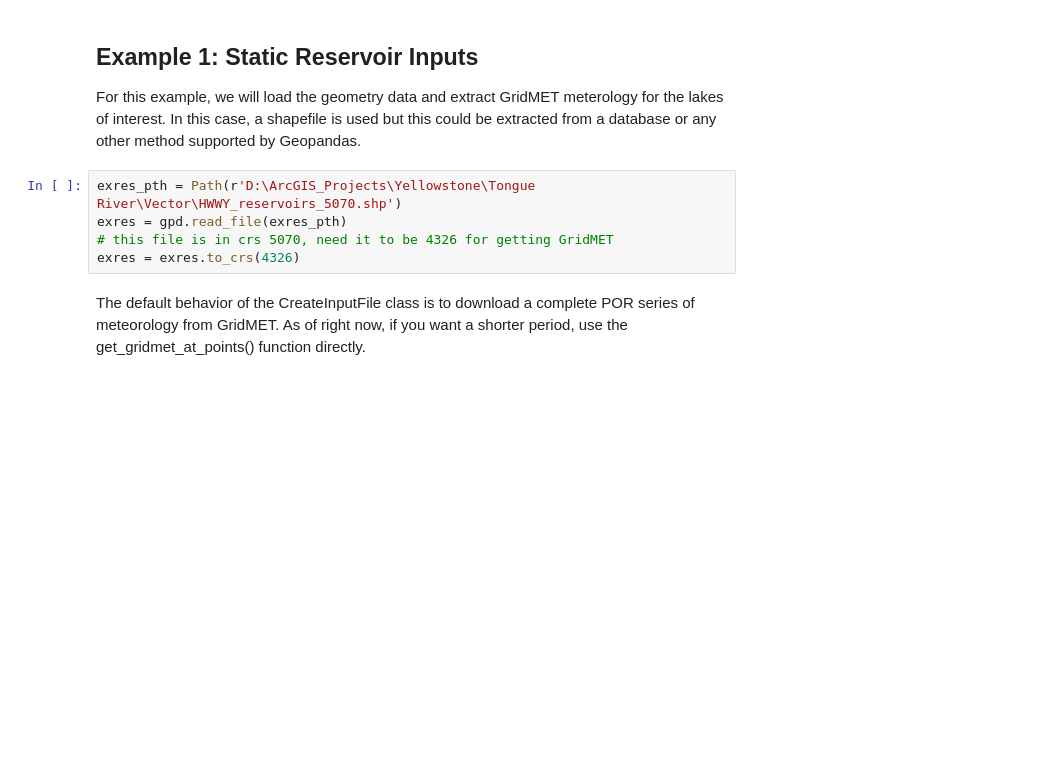
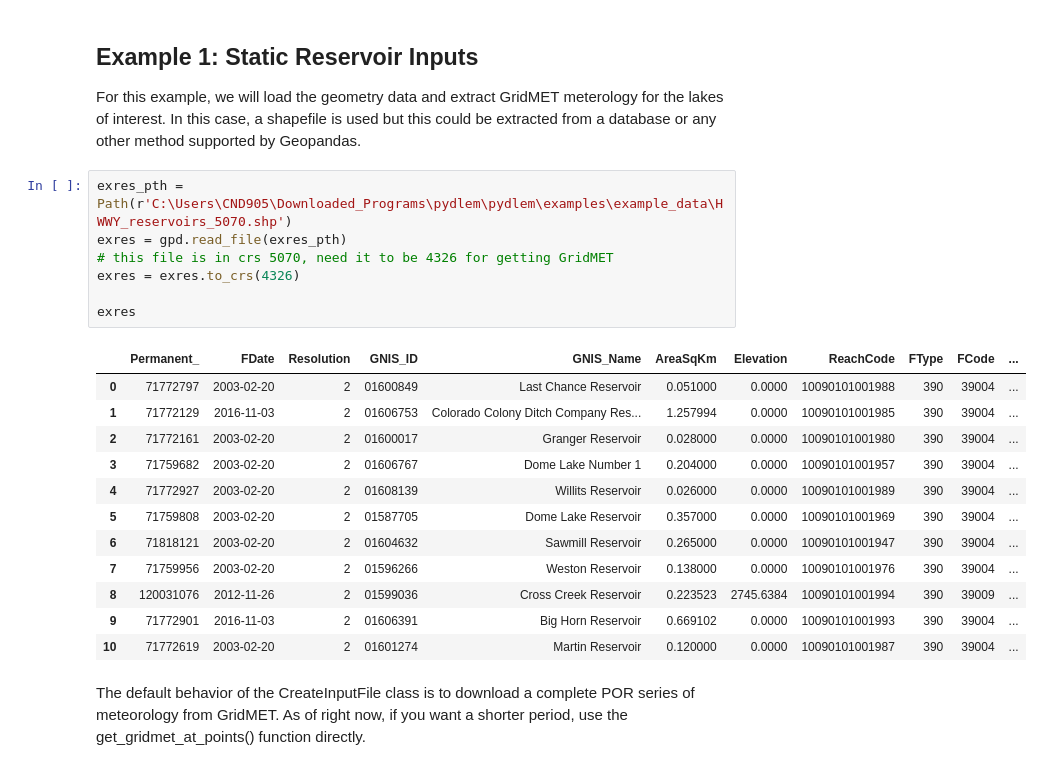
Before and after one commit to EvanBilbrey/pydlem, a Jupyter notebook: examples/prep_Example1_Static_Inputs.ipynb, the cells around one changed output. Drawn from its saved outputs; the diff is of its cells as text; blank space fills up the shorter version.

```diff
--- a/examples/prep_Example1_Static_Inputs.ipynb
+++ b/examples/prep_Example1_Static_Inputs.ipynb
@@ -28,10 +28,25 @@ Initializing pydlem.prep module.
 ## Example 1: Static Reservoir Inputs
 For this example, we will load the geometry data and extract GridMET meterology for the lakes of interest. In this case, a shapefile is used but this could be extracted from a database or any other method supported by Geopandas.
 # %%
-exres_pth = Path(r'D:\ArcGIS_Projects\Yellowstone\Tongue River\Vector\HWWY_reservoirs_5070.shp')
+exres_pth = Path(r'C:\Users\CND905\Downloaded_Programs\pydlem\pydlem\examples\example_data\HWWY_reservoirs_5070.shp')
 exres = gpd.read_file(exres_pth)
 # this file is in crs 5070, need it to be 4326 for getting GridMET
 exres = exres.to_crs(4326)
+
+exres
+# %% [output]
+|  | Permanent_ | FDate | Resolution | GNIS_ID | GNIS_Name | AreaSqKm | Elevation | ReachCode | FType | FCode | ... |
+| 0 | 71772797 | 2003-02-20 | 2 | 01600849 | Last Chance Reservoir | 0.051000 | 0.0000 | 10090101001988 | 390 | 39004 | ... |
+| 1 | 71772129 | 2016-11-03 | 2 | 01606753 | Colorado Colony Ditch Company Res... | 1.257994 | 0.0000 | 10090101001985 | 390 | 39004 | ... |
+| 2 | 71772161 | 2003-02-20 | 2 | 01600017 | Granger Reservoir | 0.028000 | 0.0000 | 10090101001980 | 390 | 39004 | ... |
+| 3 | 71759682 | 2003-02-20 | 2 | 01606767 | Dome Lake Number 1 | 0.204000 | 0.0000 | 10090101001957 | 390 | 39004 | ... |
+| 4 | 71772927 | 2003-02-20 | 2 | 01608139 | Willits Reservoir | 0.026000 | 0.0000 | 10090101001989 | 390 | 39004 | ... |
+| 5 | 71759808 | 2003-02-20 | 2 | 01587705 | Dome Lake Reservoir | 0.357000 | 0.0000 | 10090101001969 | 390 | 39004 | ... |
+| 6 | 71818121 | 2003-02-20 | 2 | 01604632 | Sawmill Reservoir | 0.265000 | 0.0000 | 10090101001947 | 390 | 39004 | ... |
+| 7 | 71759956 | 2003-02-20 | 2 | 01596266 | Weston Reservoir | 0.138000 | 0.0000 | 10090101001976 | 390 | 39004 | ... |
+| 8 | 120031076 | 2012-11-26 | 2 | 01599036 | Cross Creek Reservoir | 0.223523 | 2745.6384 | 10090101001994 | 390 | 39009 | ... |
+| 9 | 71772901 | 2016-11-03 | 2 | 01606391 | Big Horn Reservoir | 0.669102 | 0.0000 | 10090101001993 | 390 | 39004 | ... |
+| 10 | 71772619 | 2003-02-20 | 2 | 01601274 | Martin Reservoir | 0.120000 | 0.0000 | 10090101001987 | 390 | 39004 | ... |
 # %% [markdown]
 The default behavior of the CreateInputFile class is to download a complete POR series of meteorology from GridMET. As of right now, if you want a shorter period, use the get_gridmet_at_points() function directly.
 # %%
```
Also changed, not shown: parts of 19 cells of this notebook, 4 other files.
